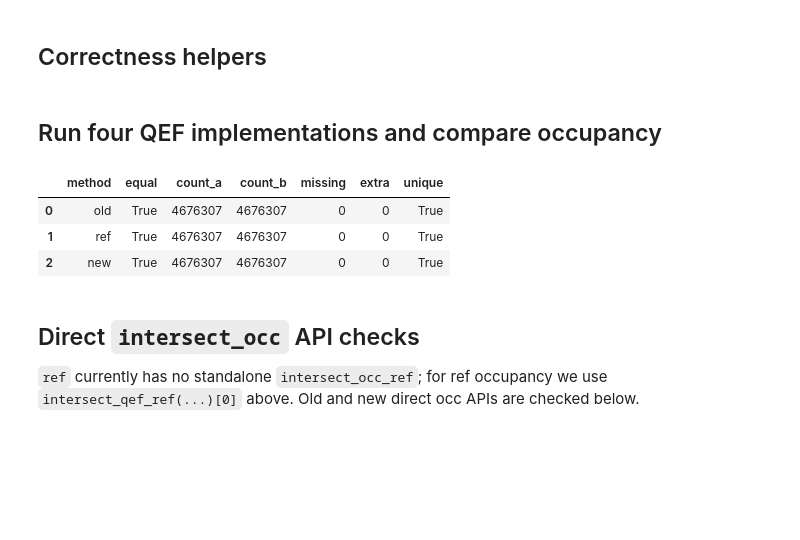
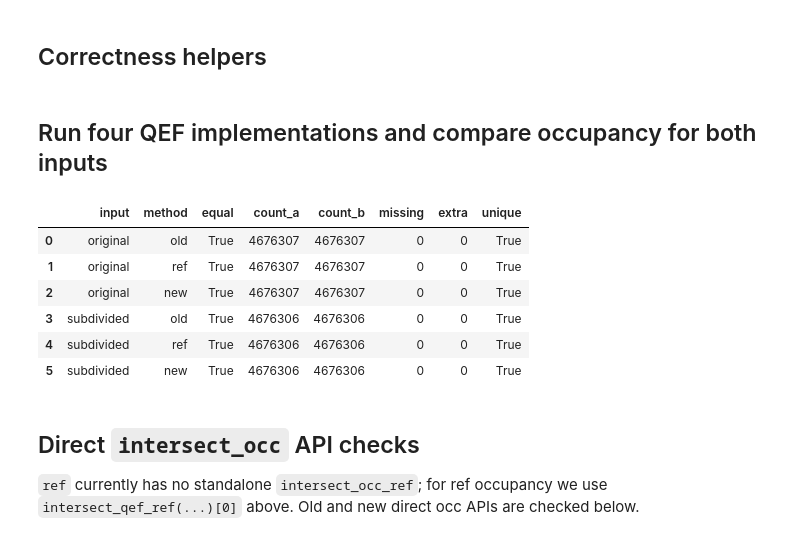
Before and after one commit to quantaji/o-voxel-gpu, a Jupyter notebook: notebooks/2026-06-27_01_intersect_qef_compare.ipynb, the cells around one changed output. Drawn from its saved outputs; the diff is of its cells as text; code cells hidden in the pictures; blank space fills up the shorter version.

```diff
--- a/notebooks/2026-06-27_01_intersect_qef_compare.ipynb
+++ b/notebooks/2026-06-27_01_intersect_qef_compare.ipynb
@@ -29,6 +29,8 @@ assert torch.cuda.is_available(), 'CUDA is required for this notebook'
 # GRID_SIZE = int(os.environ.get('FDG_GRID_SIZE', '128'))
 GRID_SIZE = 512
 CHUNK_TRIANGLES = int(os.environ.get('FDG_CHUNK_TRIANGLES', '20000'))
+SUBDIVIDE_AREA_THRESHOLD = float(os.environ.get('FDG_SUBDIVIDE_AREA_THRESHOLD', str(1.0 / (GRID_SIZE * GRID_SIZE))))
+SUBDIVIDE_MAX_ITERS = int(os.environ.get('FDG_SUBDIVIDE_MAX_ITERS', '12'))
 
 print('repo:', ROOT)
 print('python:', sys.executable)
@@ -36,6 +38,7 @@ print('torch:', torch.__version__, 'cuda:', torch.version.cuda)
 print('device:', torch.cuda.get_device_name(DEVICE))
 print('MAX_JOBS:', os.environ['MAX_JOBS'])
 print('GRID_SIZE:', GRID_SIZE, 'CHUNK_TRIANGLES:', CHUNK_TRIANGLES)
+print('SUBDIVIDE_AREA_THRESHOLD:', SUBDIVIDE_AREA_THRESHOLD, 'SUBDIVIDE_MAX_ITERS:', SUBDIVIDE_MAX_ITERS)
 # %% [output]
 repo: /mnt/nvmefs/Projects/o-voxel-gpu
 python: /home/quanta/.conda/envs/symm-enforce/bin/python
@@ -328,34 +508,43 @@ def show_rows(rows):
         for row in rows:
             print(row)
 # %% [markdown]
-## Run four QEF implementations and compare occupancy
+## Run four QEF implementations and compare occupancy for both inputs
 # %%
 torch.cuda.empty_cache()
 torch.cuda.synchronize()
 
-qef_outputs = {}
-qef_outputs['cpu'] = ext.intersect_qef_cpu(triangles_cpu, voxel_size_cpu, grid_range_cpu, CHUNK_TRIANGLES)
-qef_outputs['old'] = ext.intersect_qef_old(triangles_cuda, voxel_size_cpu, grid_range_cpu, CHUNK_TRIANGLES)
-qef_outputs['ref'] = ext.intersect_qef_ref(triangles_cuda, voxel_size_cpu, grid_range_cpu, CHUNK_TRIANGLES)
-qef_outputs['new'] = ext.intersect_qef(triangles_cuda, voxel_size_cpu, grid_range_cpu, CHUNK_TRIANGLES)
-torch.cuda.synchronize()
+CASE_CANON = {}
+occ_rows = []
+for input_name, case in INPUT_CASES.items():
+    qef_outputs = {
+        'cpu': ext.intersect_qef_cpu(case['triangles_cpu'], voxel_size_cpu, grid_range_cpu, CHUNK_TRIANGLES),
+        'old': ext.intersect_qef_old(case['triangles_cuda'], voxel_size_cpu, grid_range_cpu, CHUNK_TRIANGLES),
+        'ref': ext.intersect_qef_ref(case['triangles_cuda'], voxel_size_cpu, grid_range_cpu, CHUNK_TRIANGLES),
+        'new': ext.intersect_qef(case['triangles_cuda'], voxel_size_cpu, grid_range_cpu, CHUNK_TRIANGLES),
+    }
+    torch.cuda.synchronize()
 
-canon = {name: canonicalize_qef(out) for name, out in qef_outputs.items()}
-occ_rows = []
-for name in ['old', 'ref', 'new']:
-    row = {'method': name, **compare_occ(canon['cpu'], canon[name]), 'unique': canon[name]['unique']}
-    occ_rows.append(row)
+    canon = {name: canonicalize_qef(out) for name, out in qef_outputs.items()}
+    CASE_CANON[input_name] = canon
+    del qef_outputs
+    torch.cuda.empty_cache()
+
+    assert canon['cpu']['unique'], f'{input_name} cpu produced duplicate voxel keys'
+    for name in ['old', 'ref', 'new']:
+        row = {'input': input_name, 'method': name, **compare_occ(canon['cpu'], canon[name]), 'unique': canon[name]['unique']}
+        occ_rows.append(row)
+        assert canon[name]['unique'], f'{input_name} {name} produced duplicate voxel keys'
+        assert row['equal'], f'{input_name} {name} occupancy differs from cpu'
+
 show_rows(occ_rows)
-
-assert canon['cpu']['unique'], 'cpu produced duplicate voxel keys'
-for name in ['old', 'ref', 'new']:
-    assert canon[name]['unique'], f'{name} produced duplicate voxel keys'
-    assert compare_occ(canon['cpu'], canon[name])['equal'], f'{name} occupancy differs from cpu'
 # %% [output]
-|  | method | equal | count_a | count_b | missing | extra | unique |
-| 0 | old | True | 4676307 | 4676307 | 0 | 0 | True |
-| 1 | ref | True | 4676307 | 4676307 | 0 | 0 | True |
-| 2 | new | True | 4676307 | 4676307 | 0 | 0 | True |
+|  | input | method | equal | count_a | count_b | missing | extra | unique |
+| 0 | original | old | True | 4676307 | 4676307 | 0 | 0 | True |
+| 1 | original | ref | True | 4676307 | 4676307 | 0 | 0 | True |
+| 2 | original | new | True | 4676307 | 4676307 | 0 | 0 | True |
+| 3 | subdivided | old | True | 4676306 | 4676306 | 0 | 0 | True |
+| 4 | subdivided | ref | True | 4676306 | 4676306 | 0 | 0 | True |
+| 5 | subdivided | new | True | 4676306 | 4676306 | 0 | 0 | True |
 # %% [markdown]
 ## Direct `intersect_occ` API checks
 
```
Also changed, not shown: parts of 10 cells of this notebook.
